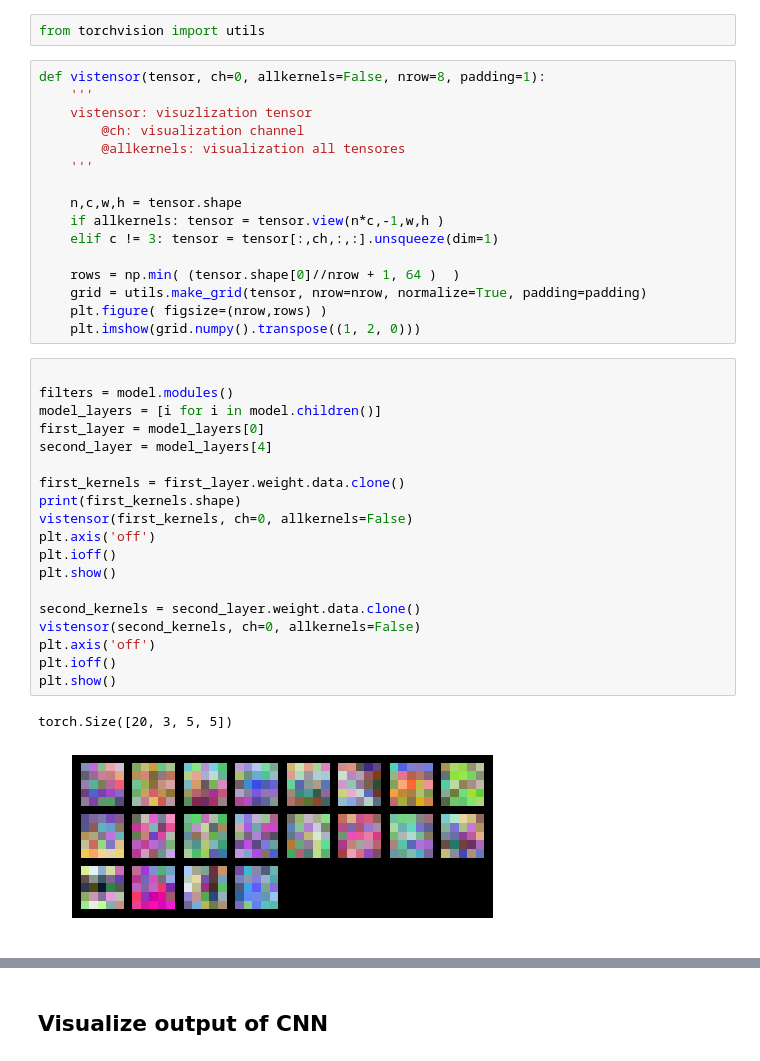
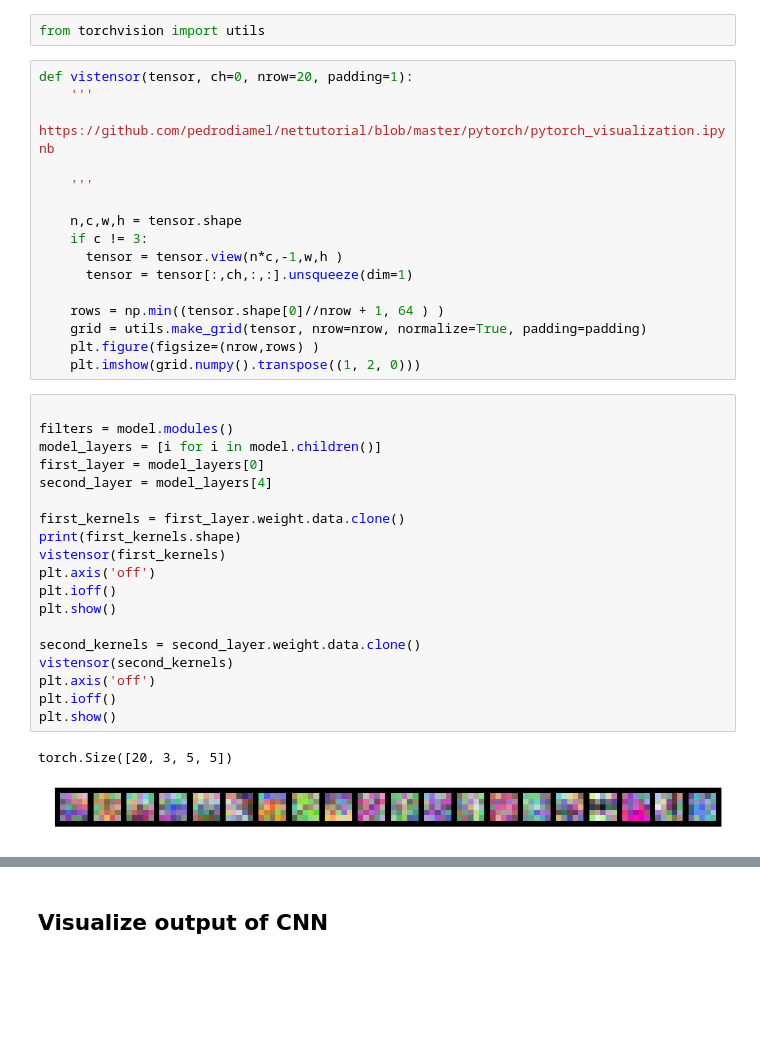
Before and after one commit to MdAsifKhan/cudavision, a Jupyter notebook: Session4/Assignment_4.ipynb, the cells around one changed output, grey strips where cells are left out. Saved outputs shown, nothing was run; the diff lists cells and outputs as text; blank space fills up the shorter version.

```diff
--- a/Session4/Assignment_4.ipynb
+++ b/Session4/Assignment_4.ipynb
@@ -269,40 +269,40 @@ modeleval.plot_loss()
 # %%
 from torchvision import utils
 # %%
-def vistensor(tensor, ch=0, allkernels=False, nrow=8, padding=1):
+def vistensor(tensor, ch=0, nrow=20, padding=1):
     '''
-    vistensor: visuzlization tensor
-        @ch: visualization channel
-        @allkernels: visualization all tensores
+    https://github.com/pedrodiamel/nettutorial/blob/master/pytorch/pytorch_visualization.ipynb
+
     '''
 
     n,c,w,h = tensor.shape
-    if allkernels: tensor = tensor.view(n*c,-1,w,h )
-    elif c != 3: tensor = tensor[:,ch,:,:].unsqueeze(dim=1)
+    if c != 3:
+      tensor = tensor.view(n*c,-1,w,h )
+      tensor = tensor[:,ch,:,:].unsqueeze(dim=1)
 
-    rows = np.min( (tensor.shape[0]//nrow + 1, 64 )  )
+    rows = np.min((tensor.shape[0]//nrow + 1, 64 ) )
     grid = utils.make_grid(tensor, nrow=nrow, normalize=True, padding=padding)
-    plt.figure( figsize=(nrow,rows) )
+    plt.figure(figsize=(nrow,rows) )
     plt.imshow(grid.numpy().transpose((1, 2, 0)))
 # %%
 
 filters = model.modules()
 model_layers = [i for i in model.children()]
 first_layer = model_layers[0]
 second_layer = model_layers[4]
 
 first_kernels = first_layer.weight.data.clone()
 print(first_kernels.shape)
-vistensor(first_kernels, ch=0, allkernels=False)
+vistensor(first_kernels)
 plt.axis('off')
 plt.ioff()
 plt.show()
 
 second_kernels = second_layer.weight.data.clone()
-vistensor(second_kernels, ch=0, allkernels=False)
+vistensor(second_kernels)
 plt.axis('off')
 plt.ioff()
 plt.show()
 # %% [output]
 torch.Size([20, 3, 5, 5])
-[figure, old version]
+[figure, new version]
```
Also changed, not shown: parts of 1 cell of this notebook.
